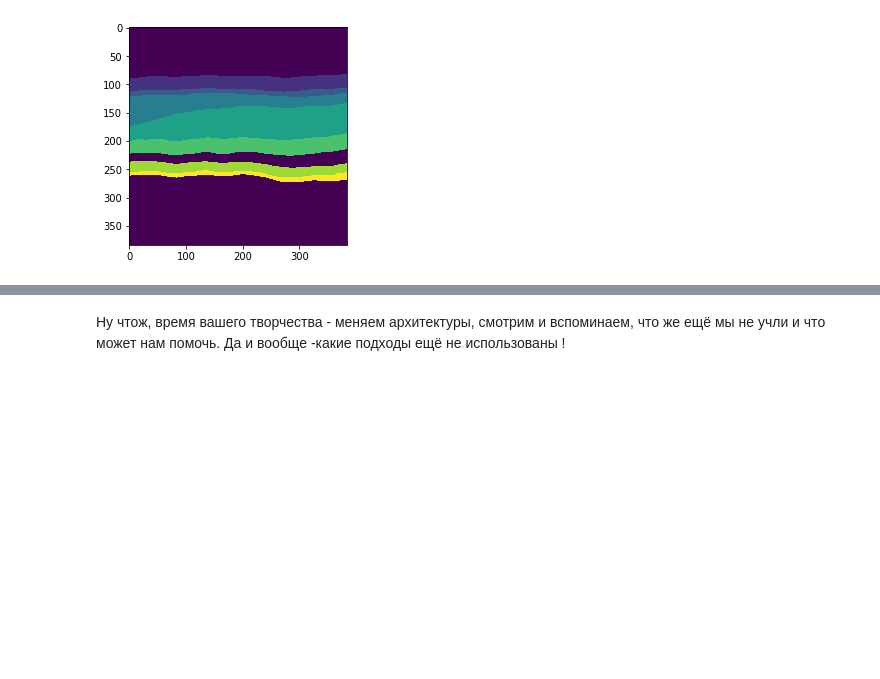
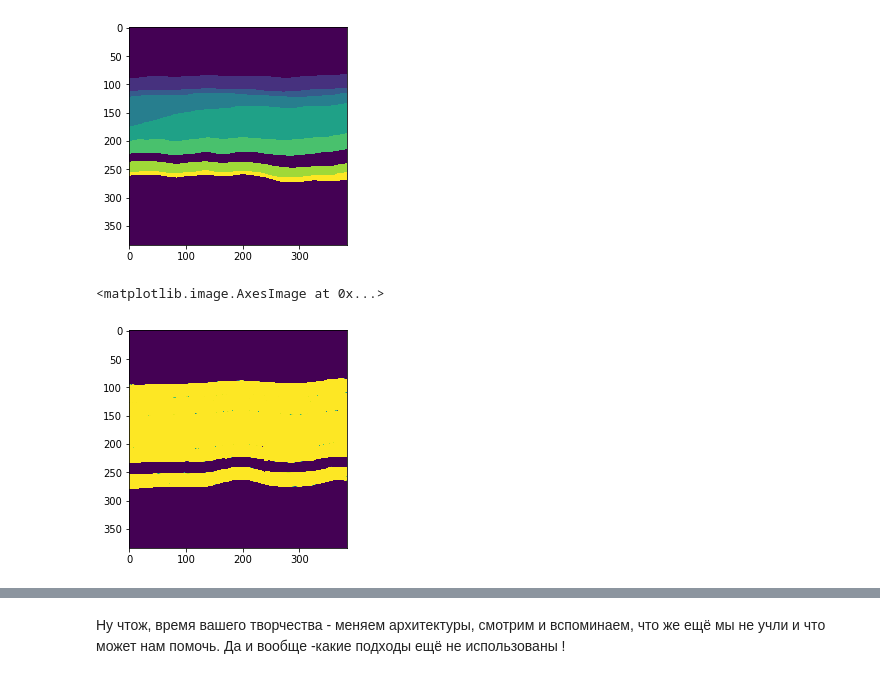
Before and after one commit to care1e55/neural_nets_dpo, a Jupyter notebook: logi_2020/week07/home-bck.ipynb, the cells around one changed output, grey strips where cells are left out. Drawn from its saved outputs; the diff is of its cells as text; code cells hidden in the pictures; blank space fills up the shorter version.

```diff
--- a/logi_2020/week07/home-bck.ipynb
+++ b/logi_2020/week07/home-bck.ipynb
@@ -449,4 +442,9 @@ plt.imshow(y_test[1].squeeze())
 # %% [output]
 <matplotlib.image.AxesImage at 0x...>
 [figure]
+# %%
+plt.imshow(np.max(model_unet.predict(X_test[0:1]).squeeze(),axis = 2))
+# %% [output]
+<matplotlib.image.AxesImage at 0x...>
+[figure, added]
 # %%
```
Also changed, not shown: parts of 3 cells of this notebook, 1 other file.
